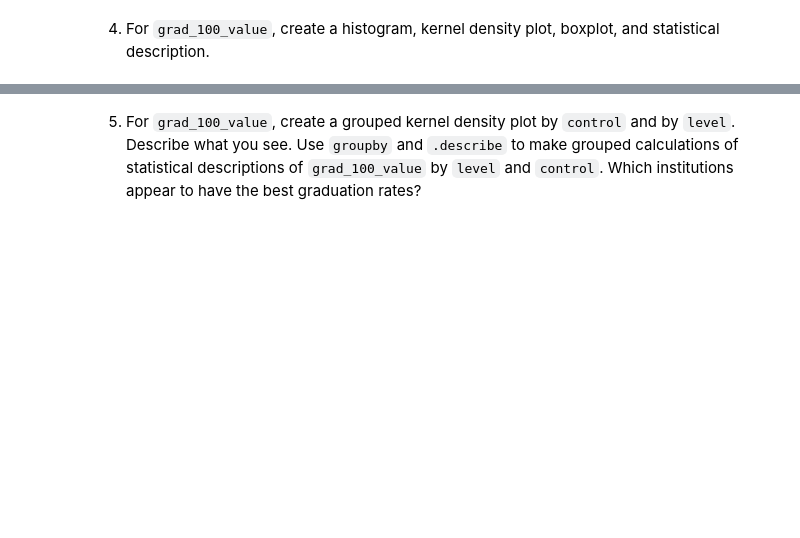
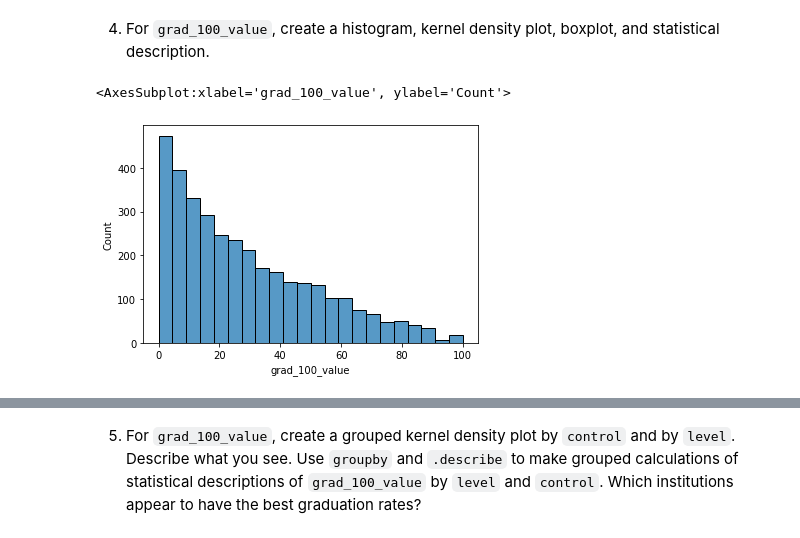
Before and after one commit to ecm8yu/assignment2, a Jupyter notebook: assignment2.ipynb, the cells around one changed output, grey strips where cells are left out. Saved outputs shown, nothing was run; the diff lists cells and outputs as text; code cells hidden in the pictures; blank space fills up the shorter version.

```diff
--- a/assignment2.ipynb
+++ b/assignment2.ipynb
@@ -142,0 +297,5 @@ FileNotFoundError: ignored
+# %%
+sns.histplot(cdf['grad_100_value']) # Histogram
+# %% [output]
+<AxesSubplot:xlabel='grad_100_value', ylabel='Count'>
+[figure, added]
```
Also changed, not shown: parts of 35 cells of this notebook.
